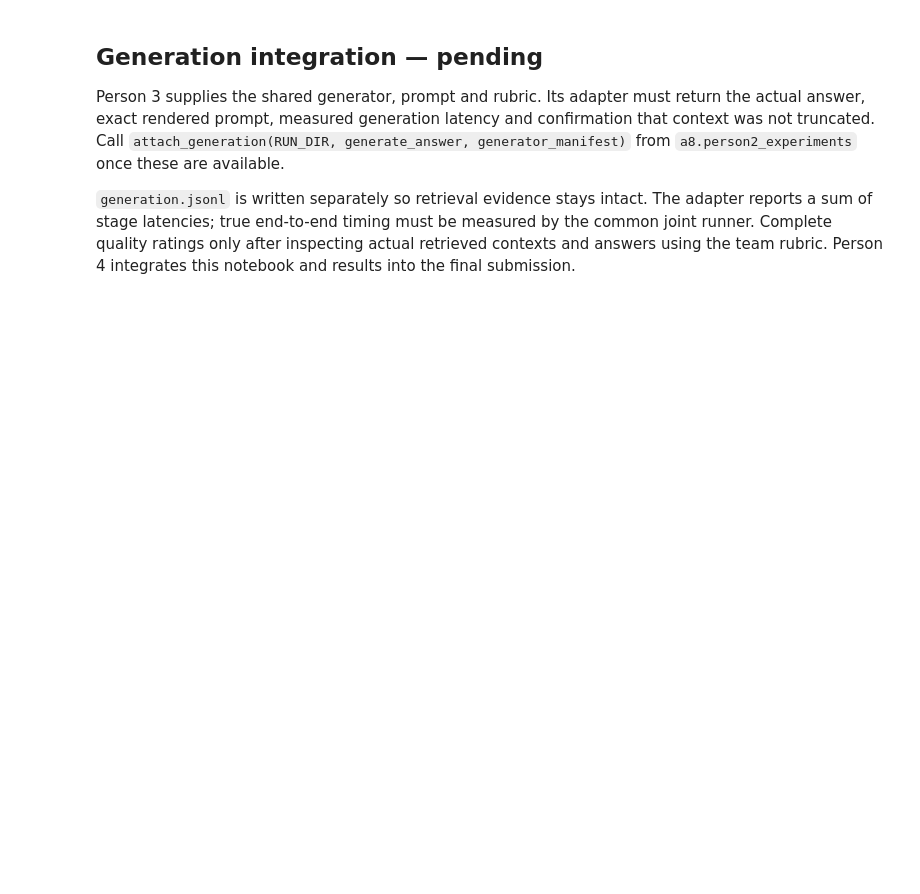
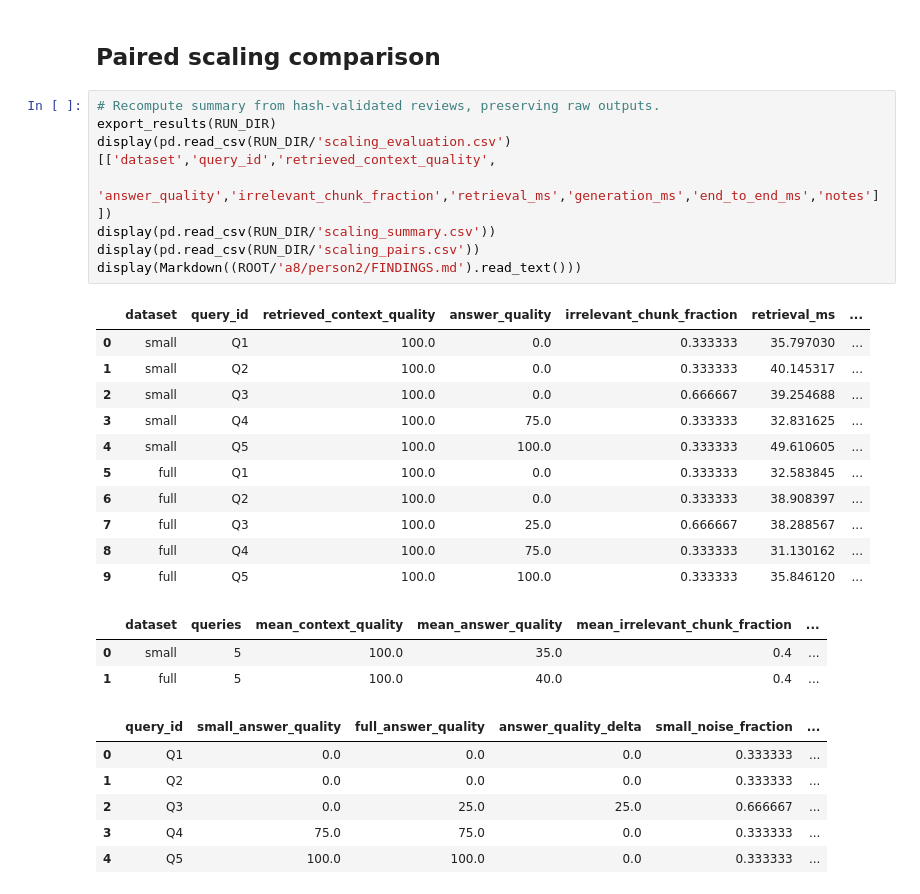
Before and after one commit to HestiaaAI/12_HestiaaAI, a Jupyter notebook: a8/person2_retrieval_scaling.ipynb, the cells around one changed output. Cells and saved outputs as stored; diff of their text form; blank space fills up the shorter version.

Commit message:
feat(a8): complete Person 2 RAG evaluations

```diff
--- a/a8/person2_retrieval_scaling.ipynb
+++ b/a8/person2_retrieval_scaling.ipynb
@@ -211,6 +110,31 @@ small-hybrid (10, 384) checksums valid
-# %% [markdown]
-## Generation integration — pending
-
-Person 3 supplies the shared generator, prompt and rubric. Its adapter must return the actual answer, exact rendered prompt, measured generation latency and confirmation that context was not truncated. Call `attach_generation(RUN_DIR, generate_answer, generator_manifest)` from `a8.person2_experiments` once these are available.
-
-`generation.jsonl` is written separately so retrieval evidence stays intact. The adapter reports a sum of stage latencies; true end-to-end timing must be measured by the common joint runner. Complete quality ratings only after inspecting actual retrieved contexts and answers using the team rubric. Person 4 integrates this notebook and results into the final submission.
+# %% [markdown]
+## Paired scaling comparison
+# %%
+# Recompute summary from hash-validated reviews, preserving raw outputs.
+export_results(RUN_DIR)
+display(pd.read_csv(RUN_DIR/'scaling_evaluation.csv')[['dataset','query_id','retrieved_context_quality',
+    'answer_quality','irrelevant_chunk_fraction','retrieval_ms','generation_ms','end_to_end_ms','notes']])
+display(pd.read_csv(RUN_DIR/'scaling_summary.csv'))
+display(pd.read_csv(RUN_DIR/'scaling_pairs.csv'))
+display(Markdown((ROOT/'a8/person2/FINDINGS.md').read_text()))
+# %% [output]
+|  | dataset | query_id | retrieved_context_quality | answer_quality | irrelevant_chunk_fraction | retrieval_ms | ... |
+| 0 | small | Q1 | 100.0 | 0.0 | 0.333333 | 35.797030 | ... |
+| 1 | small | Q2 | 100.0 | 0.0 | 0.333333 | 40.145317 | ... |
+| 2 | small | Q3 | 100.0 | 0.0 | 0.666667 | 39.254688 | ... |
+| 3 | small | Q4 | 100.0 | 75.0 | 0.333333 | 32.831625 | ... |
+| 4 | small | Q5 | 100.0 | 100.0 | 0.333333 | 49.610605 | ... |
+| 5 | full | Q1 | 100.0 | 0.0 | 0.333333 | 32.583845 | ... |
+| 6 | full | Q2 | 100.0 | 0.0 | 0.333333 | 38.908397 | ... |
+| 7 | full | Q3 | 100.0 | 25.0 | 0.666667 | 38.288567 | ... |
+| 8 | full | Q4 | 100.0 | 75.0 | 0.333333 | 31.130162 | ... |
+| 9 | full | Q5 | 100.0 | 100.0 | 0.333333 | 35.846120 | ... |
+|  | dataset | queries | mean_context_quality | mean_answer_quality | mean_irrelevant_chunk_fraction | ... |
+| 0 | small | 5 | 100.0 | 35.0 | 0.4 | ... |
+| 1 | full | 5 | 100.0 | 40.0 | 0.4 | ... |
+|  | query_id | small_answer_quality | full_answer_quality | answer_quality_delta | small_noise_fraction | ... |
+| 0 | Q1 | 0.0 | 0.0 | 0.0 | 0.333333 | ... |
+| 1 | Q2 | 0.0 | 0.0 | 0.0 | 0.333333 | ... |
+| 2 | Q3 | 0.0 | 25.0 | 25.0 | 0.666667 | ... |
+| 3 | Q4 | 75.0 | 75.0 | 0.0 | 0.333333 | ... |
+| 4 | Q5 | 100.0 | 100.0 | 0.0 | 0.333333 | ... |
```
Also changed, not shown: parts of 20 cells of this notebook, 27 other files.
